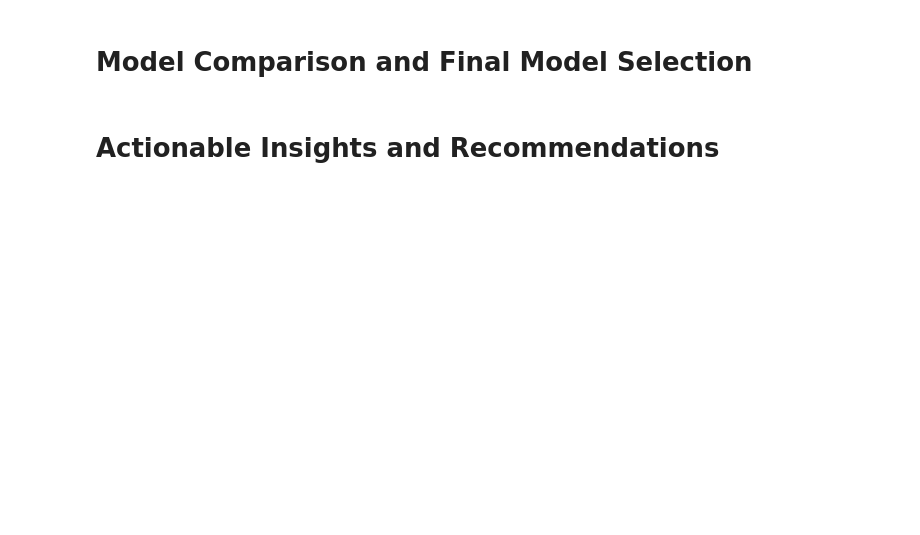
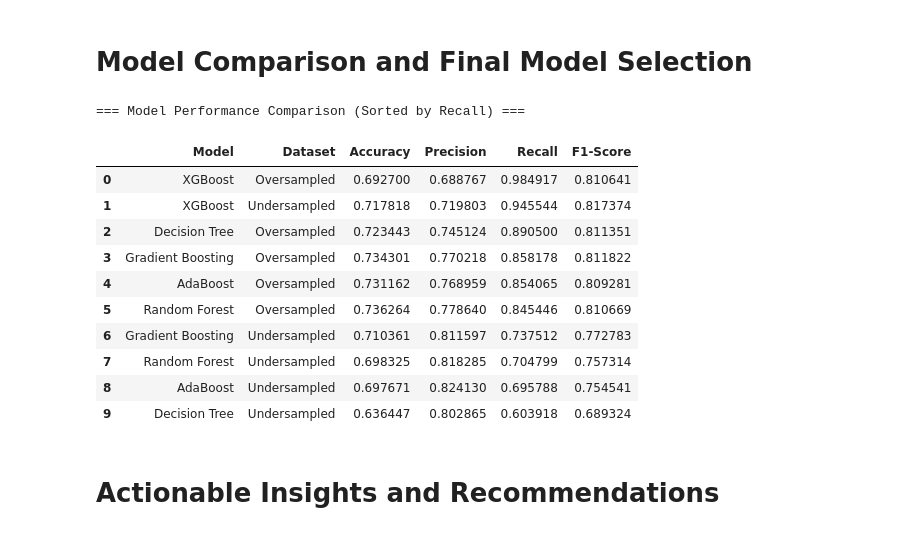
Before and after one commit to cpatterson71/Great_Learning_Project_Easy_Visa, a Jupyter notebook: Project_Full_Code_Notebook_EasyVisa.ipynb, the cells around one changed output. Drawn from its saved outputs; the diff is of its cells as text; code cells hidden in the pictures; blank space fills up the shorter version.

```diff
--- a/Project_Full_Code_Notebook_EasyVisa.ipynb
+++ b/Project_Full_Code_Notebook_EasyVisa.ipynb
@@ -112,2 +225,22 @@ df.head()
 # %% [markdown]
 # **Model Building - Undersampled Data**
+# %%
+from imblearn.under_sampling import RandomUnderSampler
+
+# 1. Initialize the Random Under Sampler
+# We use random_state=1 to match the train_test_split and SMOTE reproducibility
+rus = RandomUnderSampler(random_state=1)
+
+# 2. Apply undersampling to the original training data
+# This reduces the majority class (Certified) to match the minority class (Denied)
+X_train_under, y_train_under = rus.fit_resample(X_train, y_train)
+
+# 3. Verify the new balanced class distribution
+print("Before Undersampling (Original Training set):")
+print(y_train.value_counts(normalize=True) * 100)
+
+print("\nAfter Undersampling (Undersampled Training set):")
+print(y_train_under.value_counts(normalize=True) * 100)
+
+# 4. Check the final number of rows remaining
+print(f"\nNew Undersampled Training Shape: {X_train_under.shape}")
@@ -188,4 +384,63 @@ param_grid = {
 # %% [markdown]
 # **Model Comparison and Final Model Selection**
+# %%
+from sklearn.metrics import accuracy_score, recall_score, precision_score, f1_score
+from sklearn.ensemble import RandomForestClassifier, AdaBoostClassifier, GradientBoostingClassifier
+from xgboost import XGBClassifier
+
+# 1. Helper function to calculate and return all key classification metrics
+def get_metrics(true_labels, predictions, model_name, dataset_type):
+    return {
+        'Model': model_name,
+        'Dataset': dataset_type,
+        'Accuracy': accuracy_score(true_labels, predictions),
+        'Precision': precision_score(true_labels, predictions),
+        'Recall': recall_score(true_labels, predictions),
+        'F1-Score': f1_score(true_labels, predictions)
+    }
+
+# 2. Define the models using the best hyperparameter structures suggested in your notes
+models_to_train = {
+    'Decision Tree': DecisionTreeClassifier(max_depth=2, max_leaf_nodes=10, min_impurity_decrease=0.0001, min_samples_leaf=1, random_state=1),
+    'Random Forest': RandomForestClassifier(n_estimators=200, min_samples_leaf=2, max_features='sqrt', max_samples=0.6, random_state=1),
+    'AdaBoost': AdaBoostClassifier(estimator=DecisionTreeClassifier(max_depth=2, random_state=1), n_estimators=150, learning_rate=0.05, random_state=1),
+    'Gradient Boosting': GradientBoostingClassifier(n_estimators=100, learning_rate=0.05, subsample=0.7, max_features=0.5, random_state=1),
+    'XGBoost': XGBClassifier(n_estimators=150, scale_pos_weight=5, learning_rate=0.1, gamma=3, subsample=0.8, random_state=1)
+}
+
+results_list = []
+
+# 3. Loop through each model, train on both sets, and evaluate on the untouched test data
+for name, model in models_to_train.items():
+    # --- Evaluate with Oversampled Data ---
+    model.fit(X_train_over, y_train_over)
+    preds_over = model.predict(X_test)
+    results_list.append(get_metrics(y_test, preds_over, name, 'Oversampled'))
+
+    # --- Evaluate with Undersampled Data ---
+    model.fit(X_train_under, y_train_under)
+    preds_under = model.predict(X_test)
+    results_list.append(get_metrics(y_test, preds_under, name, 'Undersampled'))
+
+# 4. Compile into a DataFrame and sort by your primary optimization metric (Recall)
+comparison_df = pd.DataFrame(results_list)
+sorted_comparison = comparison_df.sort_values(by='Recall', ascending=False).reset_index(drop=True)
+
+# Display the sorted performance table
+print("=== Model Performance Comparison (Sorted by Recall) ===")
+display(sorted_comparison)
+# %% [output]
+=== Model Performance Comparison (Sorted by Recall) ===
+|  | Model | Dataset | Accuracy | Precision | Recall | F1-Score |
+| 0 | XGBoost | Oversampled | 0.692700 | 0.688767 | 0.984917 | 0.810641 |
+| 1 | XGBoost | Undersampled | 0.717818 | 0.719803 | 0.945544 | 0.817374 |
+| 2 | Decision Tree | Oversampled | 0.723443 | 0.745124 | 0.890500 | 0.811351 |
+| 3 | Gradient Boosting | Oversampled | 0.734301 | 0.770218 | 0.858178 | 0.811822 |
+| 4 | AdaBoost | Oversampled | 0.731162 | 0.768959 | 0.854065 | 0.809281 |
+| 5 | Random Forest | Oversampled | 0.736264 | 0.778640 | 0.845446 | 0.810669 |
+| 6 | Gradient Boosting | Undersampled | 0.710361 | 0.811597 | 0.737512 | 0.772783 |
+| 7 | Random Forest | Undersampled | 0.698325 | 0.818285 | 0.704799 | 0.757314 |
+| 8 | AdaBoost | Undersampled | 0.697671 | 0.824130 | 0.695788 | 0.754541 |
+| 9 | Decision Tree | Undersampled | 0.636447 | 0.802865 | 0.603918 | 0.689324 |
 # %% [markdown]
 # **Actionable Insights and Recommendations**
```
Also changed, not shown: parts of 7 cells of this notebook.
